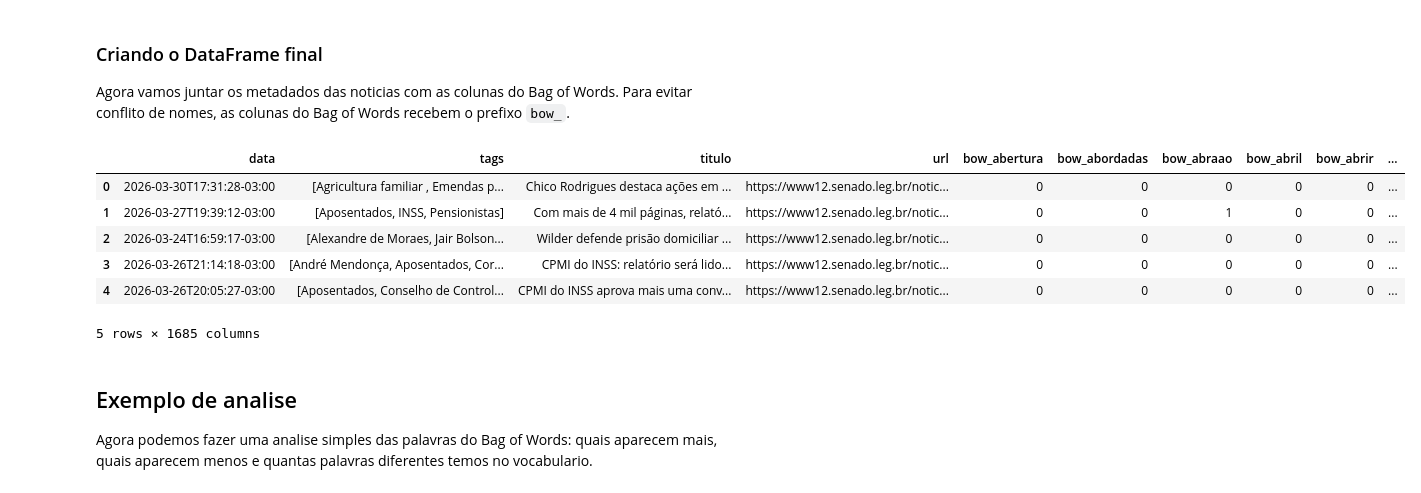
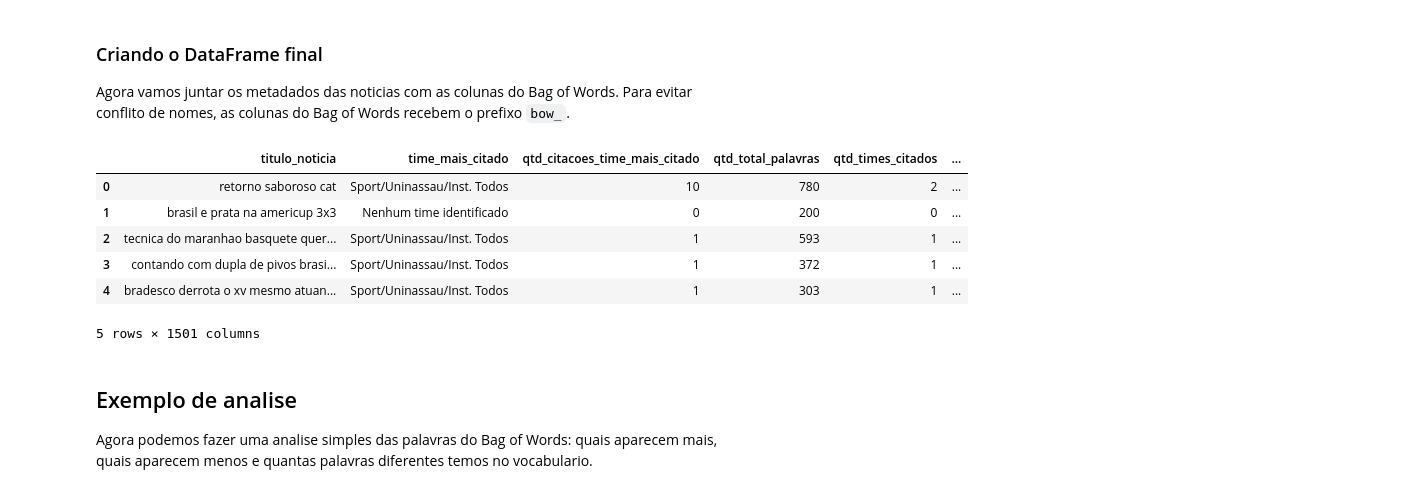
Before and after one commit to paulorazzano/perspectiva-dados, a Jupyter notebook: PLN/introducao_pln.ipynb, the cells around one changed output. Drawn from its saved outputs; the diff is of its cells as text; code cells hidden in the pictures.

```diff
--- a/PLN/introducao_pln.ipynb
+++ b/PLN/introducao_pln.ipynb
@@ -38,0 +5,5 @@ NameError: name 'pd' is not defined
+# %%
+import pandas as pd
+
+df = pd.read_csv("noticias_lbf_1000.csv", sep=";")
+df.head()
@@ -66,7 +44,6 @@ Exemplo: `"Olá, Senado!"` vira `"ola senado"`.
 # %%
 from nltk.tokenize import wordpunct_tokenize
 from unidecode import unidecode
-
 
 def limpar_texto(texto):
     texto = texto.lower()
@@ -75,8 +52,7 @@ def limpar_texto(texto):
     tokens = [token for token in tokens if token.isalnum()]
     return " ".join(tokens)
 
+df["titulo_limpo"] = df["titulo_noticia"].apply(limpar_texto)
 
-df["texto_limpo"] = df["texto"].apply(limpar_texto)
-
-df[["texto", "texto_limpo"]].head()
+df[["titulo_noticia", "titulo_limpo"]].head()
 # %% [output]
@@ -101,10 +77,10 @@ Na celula abaixo:
 
 Exemplo: `"o senador falou com a imprensa"` vira `["senador", "falou", "imprensa"]`.
 # %%
+
 import nltk
-
 from nltk.corpus import stopwords
-
+from unidecode import unidecode
 
 nltk.download("stopwords", quiet=True)
 
@@ -112,15 +88,13 @@ stopwords_pt = stopwords.words("portuguese")
 stopwords_pt = [unidecode(palavra) for palavra in stopwords_pt]
 stopwords_pt = set(stopwords_pt)
 
-
 def remover_stopwords(texto):
     tokens = texto.split()
     tokens = [token for token in tokens if token not in stopwords_pt]
     return tokens
 
+df["tokens_titulo_sem_stopwords"] = df["titulo_limpo"].apply(remover_stopwords)
+df["titulo_sem_stopwords"] = df["tokens_titulo_sem_stopwords"].str.join(" ")
 
-df["tokens_sem_stopwords"] = df["texto_limpo"].apply(remover_stopwords)
-df["texto_sem_stopwords"] = df["tokens_sem_stopwords"].str.join(" ")
-
-df[["texto_limpo", "tokens_sem_stopwords", "texto_sem_stopwords"]].head()
+df[["titulo_limpo", "tokens_titulo_sem_stopwords", "titulo_sem_stopwords"]].head()
 # %% [output]
@@ -139,7 +113,7 @@ Exemplo: `"senador falou senador"` teria `senador = 2` e `falou = 1`.
 # %%
 from sklearn.feature_extraction.text import CountVectorizer
 vectorizer = CountVectorizer()
-matriz_bow = vectorizer.fit_transform(df["texto_sem_stopwords"])
+matriz_bow = vectorizer.fit_transform(df["titulo_sem_stopwords"])
 
 df_bow = pd.DataFrame(
     matriz_bow.toarray(),
@@ -180,20 +154,28 @@ df_bow.head()
 
 Agora vamos juntar os metadados das noticias com as colunas do Bag of Words. Para evitar conflito de nomes, as colunas do Bag of Words recebem o prefixo `bow_`.
 # %%
-metadados = df[["data", "tags", "titulo", "url"]].reset_index(drop=True)
+metadados = df[[
+    "titulo_noticia",
+    "time_mais_citado",
+    "qtd_citacoes_time_mais_citado",
+    "qtd_total_palavras",
+    "qtd_times_citados",
+    "link"
+]].reset_index(drop=True)
+
 bow_com_prefixo = df_bow.add_prefix("bow_").reset_index(drop=True)
 
 df_final = pd.concat([metadados, bow_com_prefixo], axis=1)
 
 df_final.head()
 # %% [output]
-|  | data | tags | titulo | url | bow_abertura | bow_abordadas | bow_abraao | bow_abril | bow_abrir | ... |
-| 0 | 2026-03-30T17:31:28-03:00 | [Agricultura familiar , Emendas p... | Chico Rodrigues destaca ações em ... | https://www12.senado.leg.br/notic... | 0 | 0 | 0 | 0 | 0 | ... |
-| 1 | 2026-03-27T19:39:12-03:00 | [Aposentados, INSS, Pensionistas] | Com mais de 4 mil páginas, relató... | https://www12.senado.leg.br/notic... | 0 | 0 | 1 | 0 | 0 | ... |
-| 2 | 2026-03-24T16:59:17-03:00 | [Alexandre de Moraes, Jair Bolson... | Wilder defende prisão domiciliar ... | https://www12.senado.leg.br/notic... | 0 | 0 | 0 | 0 | 0 | ... |
-| 3 | 2026-03-26T21:14:18-03:00 | [André Mendonça, Aposentados, Cor... | CPMI do INSS: relatório será lido... | https://www12.senado.leg.br/notic... | 0 | 0 | 0 | 0 | 0 | ... |
-| 4 | 2026-03-26T20:05:27-03:00 | [Aposentados, Conselho de Control... | CPMI do INSS aprova mais uma conv... | https://www12.senado.leg.br/notic... | 0 | 0 | 0 | 0 | 0 | ... |
+|  | titulo_noticia | time_mais_citado | qtd_citacoes_time_mais_citado | qtd_total_palavras | qtd_times_citados | ... |
+| 0 | retorno saboroso cat | Sport/Uninassau/Inst. Todos | 10 | 780 | 2 | ... |
+| 1 | brasil e prata na americup 3x3 | Nenhum time identificado | 0 | 200 | 0 | ... |
+| 2 | tecnica do maranhao basquete quer... | Sport/Uninassau/Inst. Todos | 1 | 593 | 1 | ... |
+| 3 | contando com dupla de pivos brasi... | Sport/Uninassau/Inst. Todos | 1 | 372 | 1 | ... |
+| 4 | bradesco derrota o xv mesmo atuan... | Sport/Uninassau/Inst. Todos | 1 | 303 | 1 | ... |
-5 rows × 1685 columns
+5 rows × 1501 columns
 # %% [markdown]
 ## Exemplo de analise
 
```
Also changed, not shown: parts of 11 cells of this notebook.
